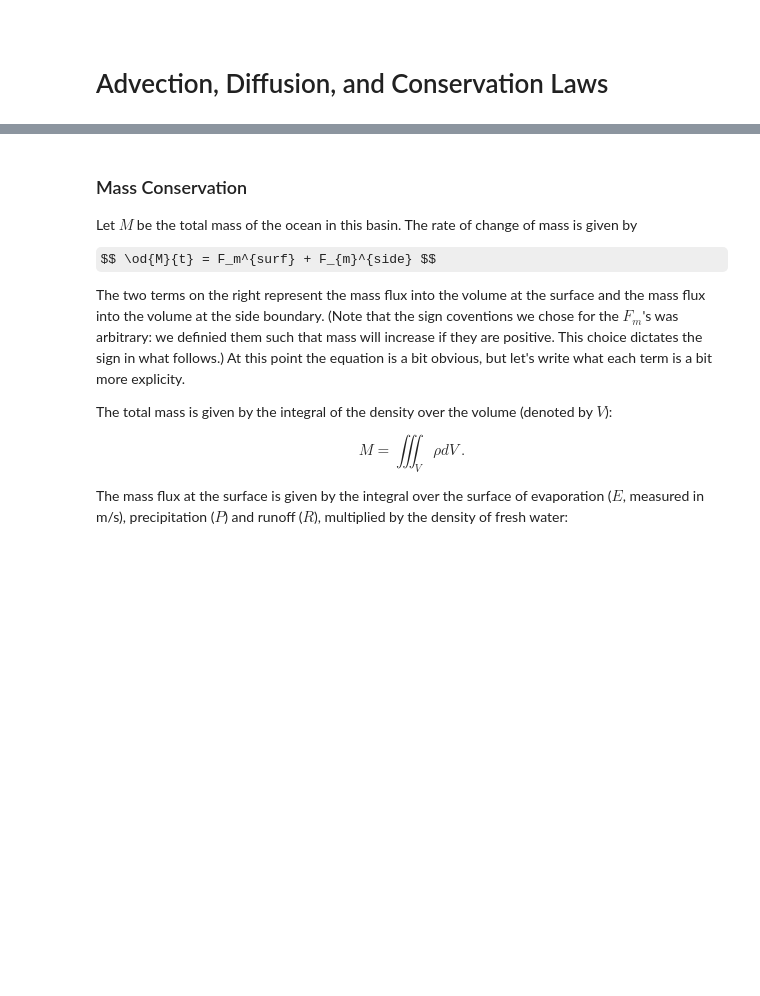
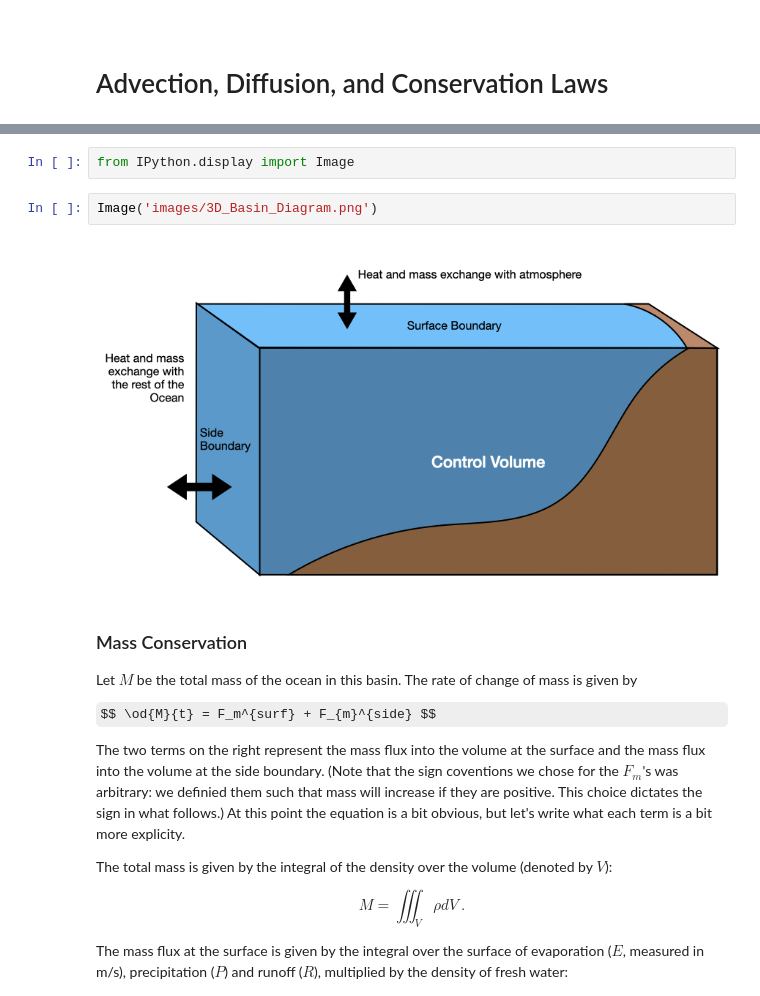
Before and after one commit to rabernat/intro_to_physical_oceanography, a Jupyter notebook: book/04_advection_diffusion_continuity.ipynb, the cells around one changed output, grey strips where cells are left out. Drawn from its saved outputs; the diff is of its cells as text; some formulas as TeX source; blank space fills up the shorter version.

Commit message:
add image to advection diffusion page

```diff
--- a/book/04_advection_diffusion_continuity.ipynb
+++ b/book/04_advection_diffusion_continuity.ipynb
@@ -20,3 +18,9 @@ Consider the volume shown below. It shows the side view of an ocean basin (like
+# %%
+from IPython.display import Image
+# %%
+Image('images/3D_Basin_Diagram.png')
+# %% [output]
+[figure, added]
 # %% [markdown]
 ### Mass Conservation
 
```
Also changed, not shown: parts of 1 cell of this notebook, 1 other file.
